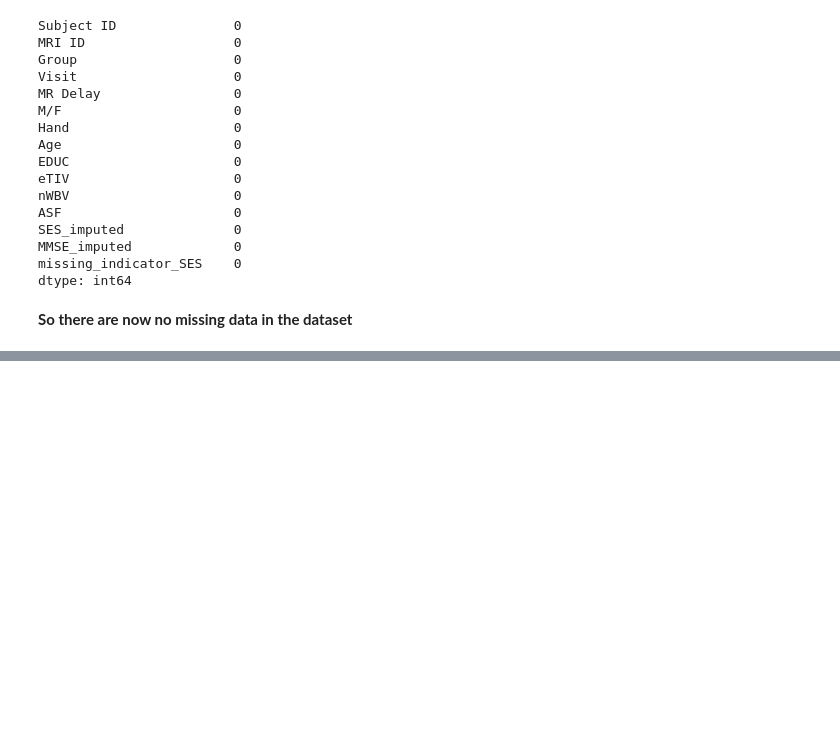
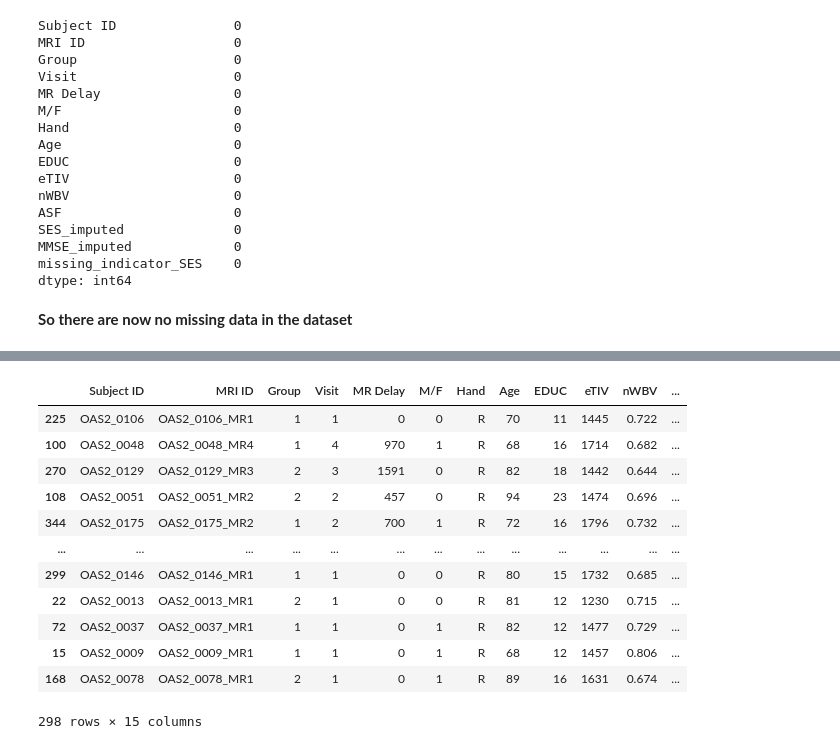
Before and after one commit to nafkem/HDSC-Premiere-Project-Team_PCA-, a Jupyter notebook: FeatureEngineering/Feature_Engineering.ipynb, the cells around one changed output, grey strips where cells are left out. Cells and saved outputs as stored; diff of their text form; code cells hidden in the pictures; blank space fills up the shorter version.

Commit message:
Label encoding

```diff
--- a/FeatureEngineering/Feature_Engineering.ipynb
+++ b/FeatureEngineering/Feature_Engineering.ipynb
@@ -6,7 +6,7 @@ import numpy as np
 import matplotlib.pyplot as plt
 import seaborn as sns
 # %%
-df=pd.read_csv('/Users/amit/Documents/Primere Project hamoye/Data/dementia_dataset.csv')
+df=pd.read_csv('D:\Documents\PROJECTS\PYTHON PROGRAMMING\ML\Hamoye_Internship_Projects\HDSC-Premiere-Project-Team_PCA-\Data\dementia_dataset.csv')
 df.head()
 # %% [output]
 |  | Subject ID | MRI ID | Group | Visit | MR Delay | M/F | Hand | Age | EDUC | SES | MMSE | ... |
@@ -224,0 +244,11 @@ __So there are now no missing data in the dataset__
+# %%
+from sklearn.preprocessing import LabelEncoder
+
+le = LabelEncoder ()
+X_train['M/F'] = le.fit_transform ( X_train['M/F'].values )
+print ( 'Sex:\n0 : %s \n1 : %s\n\n' %(le.classes_[0], le.classes_[1]) )
+X_train['Group'] = le.fit_transform ( X_train['Group'].values )
+print ( 'Dementia:\n0 : %s \n1 : %s \n2 : %s' %(le.classes_[0], le.classes_[1], le.classes_[2]) )
+
+X_train['Group'] = X_train['Group'].astype('category')
+X_train['M/F'] = X_train['M/F'].astype('category')
@@ -224,0 +283,16 @@ __So there are now no missing data in the dataset__
+# %%
+X_train
+# %% [output]
+|  | Subject ID | MRI ID | Group | Visit | MR Delay | M/F | Hand | Age | EDUC | eTIV | nWBV | ... |
+| 225 | OAS2_0106 | OAS2_0106_MR1 | 1 | 1 | 0 | 0 | R | 70 | 11 | 1445 | 0.722 | ... |
+| 100 | OAS2_0048 | OAS2_0048_MR4 | 1 | 4 | 970 | 1 | R | 68 | 16 | 1714 | 0.682 | ... |
+| 270 | OAS2_0129 | OAS2_0129_MR3 | 2 | 3 | 1591 | 0 | R | 82 | 18 | 1442 | 0.644 | ... |
+| 108 | OAS2_0051 | OAS2_0051_MR2 | 2 | 2 | 457 | 0 | R | 94 | 23 | 1474 | 0.696 | ... |
+| 344 | OAS2_0175 | OAS2_0175_MR2 | 1 | 2 | 700 | 1 | R | 72 | 16 | 1796 | 0.732 | ... |
+| ... | ... | ... | ... | ... | ... | ... | ... | ... | ... | ... | ... | ... |
+| 299 | OAS2_0146 | OAS2_0146_MR1 | 1 | 1 | 0 | 0 | R | 80 | 15 | 1732 | 0.685 | ... |
+| 22 | OAS2_0013 | OAS2_0013_MR1 | 2 | 1 | 0 | 0 | R | 81 | 12 | 1230 | 0.715 | ... |
+| 72 | OAS2_0037 | OAS2_0037_MR1 | 1 | 1 | 0 | 1 | R | 82 | 12 | 1477 | 0.729 | ... |
+| 15 | OAS2_0009 | OAS2_0009_MR1 | 1 | 1 | 0 | 1 | R | 68 | 12 | 1457 | 0.806 | ... |
+| 168 | OAS2_0078 | OAS2_0078_MR1 | 2 | 1 | 0 | 1 | R | 89 | 16 | 1631 | 0.674 | ... |
+298 rows × 15 columns
```
Also changed, not shown: parts of 6 cells of this notebook.
